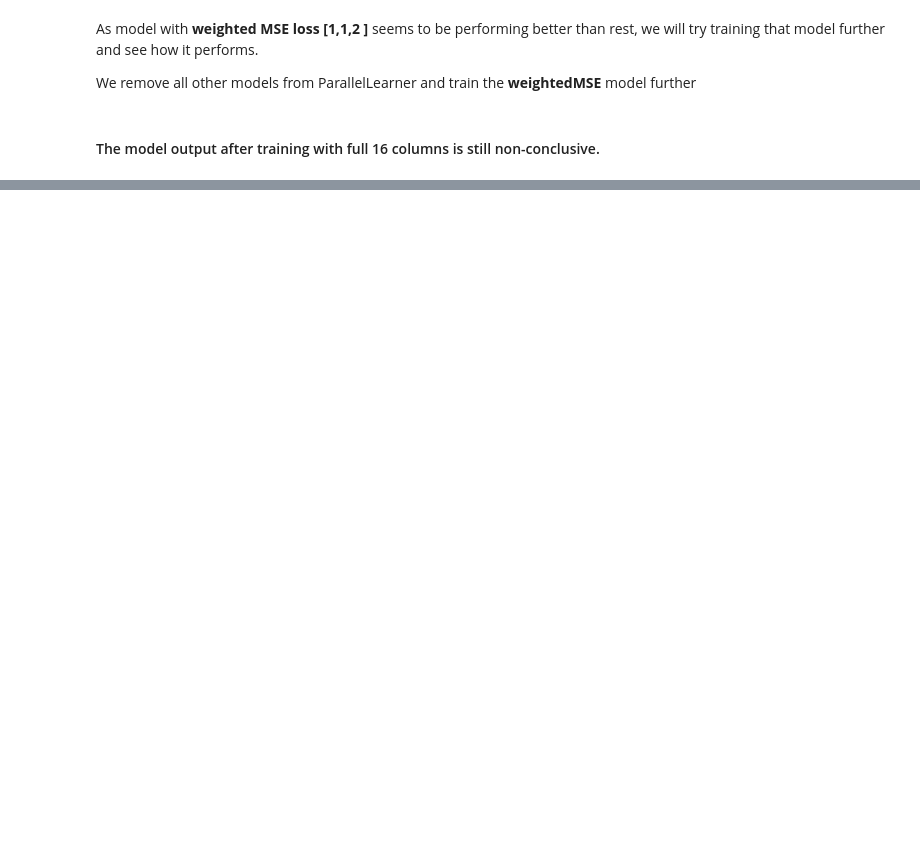
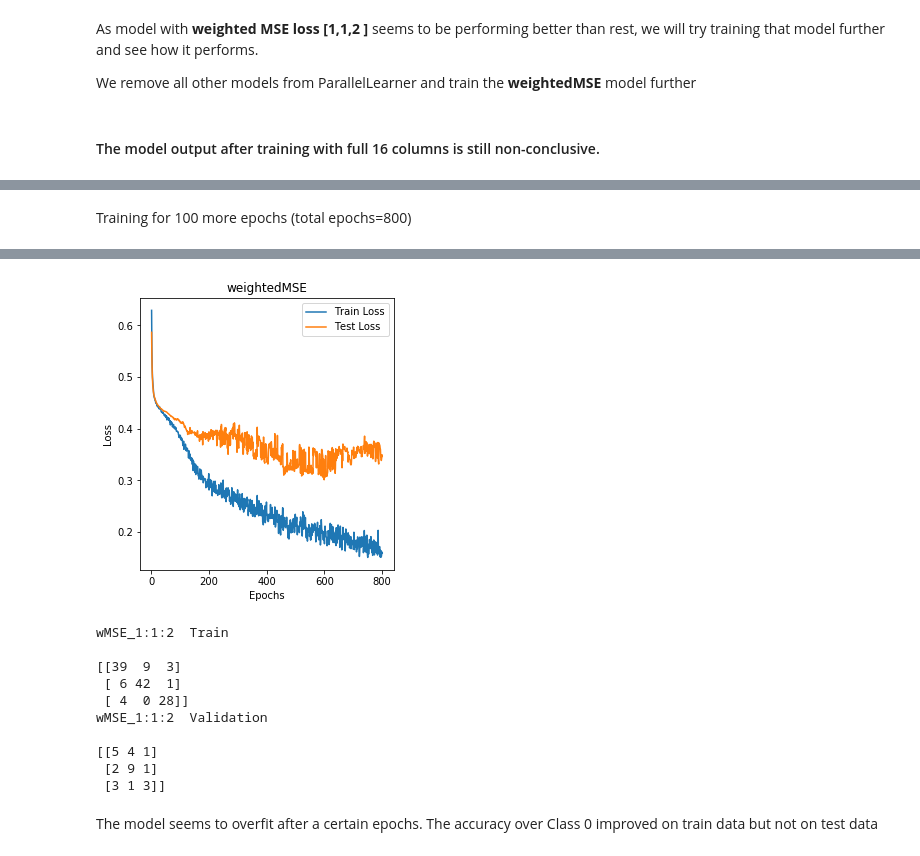
Before and after one commit to dumbPy/SceneR2, a Jupyter notebook: Notebooks/CSV_Model.ipynb, the cells around one changed output, grey strips where cells are left out. Cells and saved outputs as stored; diff of their text form; code cells hidden in the pictures; blank space fills up the shorter version.

```diff
--- a/Notebooks/CSV_Model.ipynb
+++ b/Notebooks/CSV_Model.ipynb
@@ -316,0 +360,8 @@ We remove all other models from ParallelLearner and train the **weightedMSE** mo
+# %% [markdown]
+Training for 100 more epochs (total epochs=800)
+# %%
+learner_3.train(300)
+learner_3.plotLoss(figsize=(10,5))
+print("wMSE_1:1:2  Train \n"); print(learner_3.learners[0].train_confusion_matrix_list[-1])
+print("wMSE_1:1:2  Validation \n"); print(learner_3.learners[0].valid_confusion_matrix_list[-1])
+# %% [output]
@@ -316,0 +369,13 @@ We remove all other models from ParallelLearner and train the **weightedMSE** mo
+[figure, added]
+wMSE_1:1:2  Train
+
+[[39  9  3]
+ [ 6 42  1]
+ [ 4  0 28]]
+wMSE_1:1:2  Validation
+
+[[5 4 1]
+ [2 9 1]
+ [3 1 3]]
+# %% [markdown]
+The model seems to overfit after a certain epochs. The accuracy over Class 0 improved on train data but not on test data
```
Also changed, not shown: parts of 10 cells of this notebook, 1 other file.
